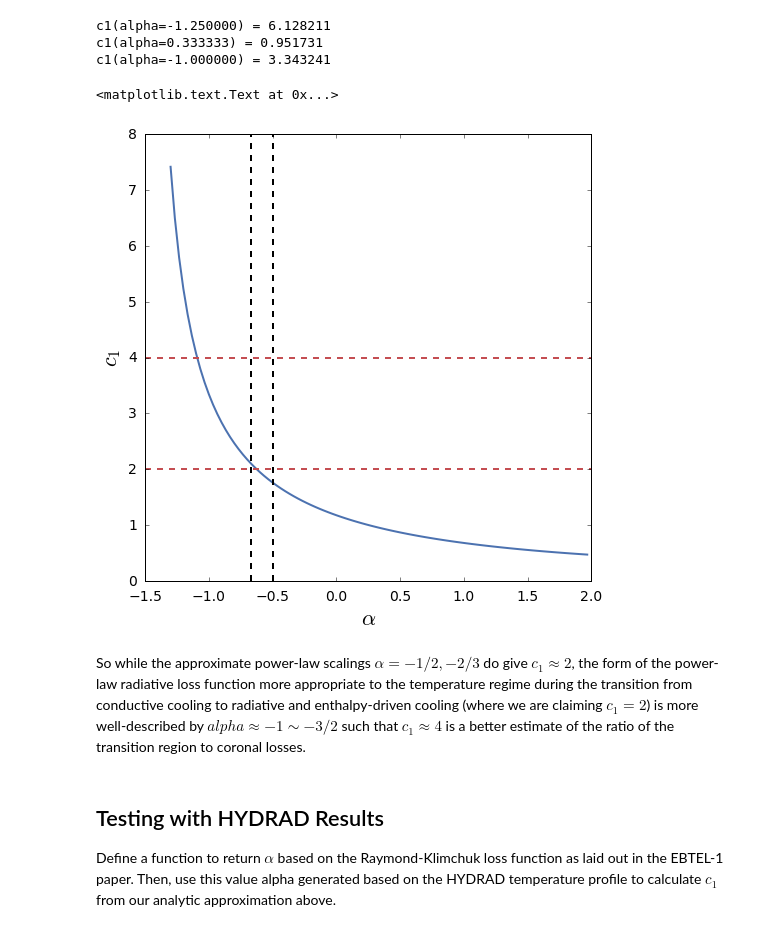
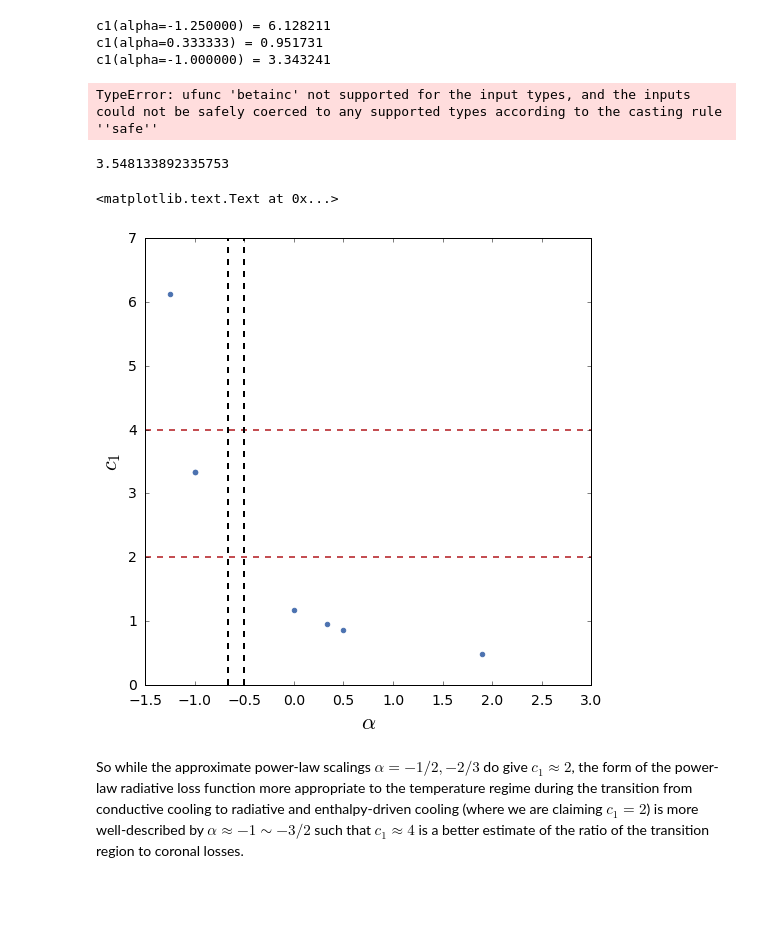
Before and after one commit to wtbarnes/research_notebook, a Jupyter notebook: EBTEL/c1_ratio_testing.ipynb, the cells around one changed output. Drawn from its saved outputs; the diff is of its cells as text; code cells hidden in the pictures; blank space fills up the shorter version.

```diff
--- a/EBTEL/c1_ratio_testing.ipynb
+++ b/EBTEL/c1_ratio_testing.ipynb
@@ -446,24 +477,30 @@ print('c1(alpha=%f) = %f'%(-1.,analytic_c1(-1.)))
 c1(alpha=-1.250000) = 6.128211
 c1(alpha=0.333333) = 0.951731
 c1(alpha=-1.000000) = 3.343241
+# %%
+print('c1(alpha=%f) = %f'%(-2.37,analytic_c1(-2.37)))
+# %% [output]
+TypeError: ufunc 'betainc' not supported for the input types, and the inputs could not be safely coerced to any supported types according to the casting rule ''safe''
+# %%
+(10**6.55)/1e+6
+# %% [output]
+3.548133892335753
 # %%
-alpha = np.linspace(-1.3,2,100)
+alpha = np.array([1.9,-1,0,-5/4,1/3,-1,1/2])#np.linspace(-1.3,2,100)
 fig=plt.figure(figsize=(8,8))
 ax = fig.gca()
-ax.plot(alpha,analytic_c1(alpha),color=sns.color_palette('deep')[0])
+ax.scatter(alpha,analytic_c1(alpha),color=sns.color_palette('deep')[0],marker='o')
 ax.axhline(y=2,color=sns.color_palette('deep')[2],linestyle='dashed')
 ax.axhline(y=4,color=sns.color_palette('deep')[2],linestyle='dashed')
 ax.axvline(x=-.5,color='black',linestyle='dashed')
 ax.axvline(x=-2./3.,color='black',linestyle='dashed')
+ax.set_xlim(-1.5,3)
 ax.set_xlabel(r'$\alpha$')
 ax.set_ylabel(r'$c_1$')
 # %% [output]
 <matplotlib.text.Text at 0x...>
-[figure, old version]
+[figure, new version]
 # %% [markdown]
-So while the approximate power-law scalings $\alpha=-1/2,-2/3$ do give $c_1\approx2$, the form of the power-law radiative loss function more appropriate to the temperature regime during the transition from conductive cooling to radiative and enthalpy-driven cooling (where we are claiming $c_1=2$) is more well-described by $alpha\approx-1\sim-3/2$ such that $c_1\approx4$ is a better estimate of the ratio of the transition region to coronal losses.
+So while the approximate power-law scalings $\alpha=-1/2,-2/3$ do give $c_1\approx2$, the form of the power-law radiative loss function more appropriate to the temperature regime during the transition from conductive cooling to radiative and enthalpy-driven cooling (where we are claiming $c_1=2$) is more well-described by $\alpha\approx-1\sim-3/2$ such that $c_1\approx4$ is a better estimate of the ratio of the transition region to coronal losses.
-# %% [markdown]
-## Testing with HYDRAD Results
-Define a function to return $\alpha$ based on the Raymond-Klimchuk loss function as laid out in the EBTEL-1 paper. Then, use this value alpha generated based on the HYDRAD temperature profile to calculate $c_1$ from our analytic approximation above.
 # %%
 def powerlaw_alpha(T):
```
Also changed, not shown: parts of 48 cells of this notebook, 7 other files.
